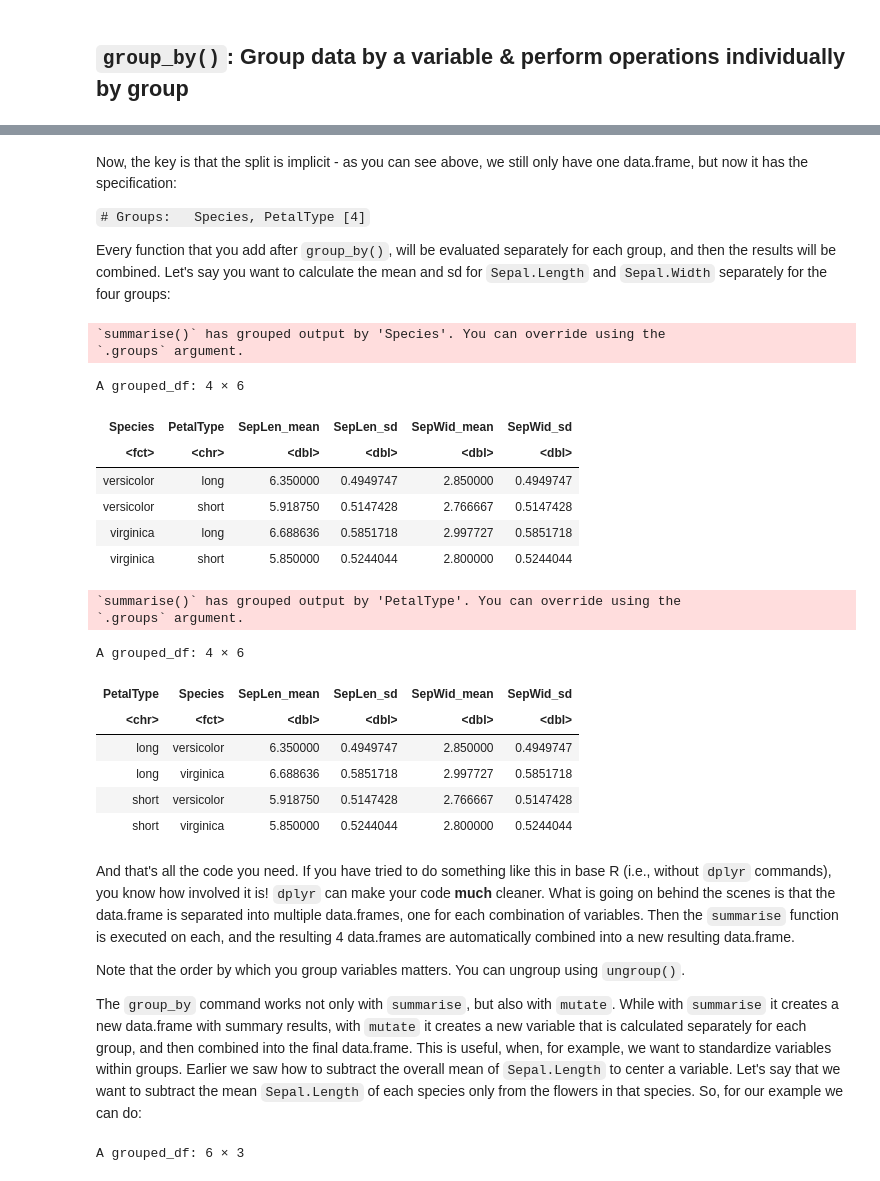
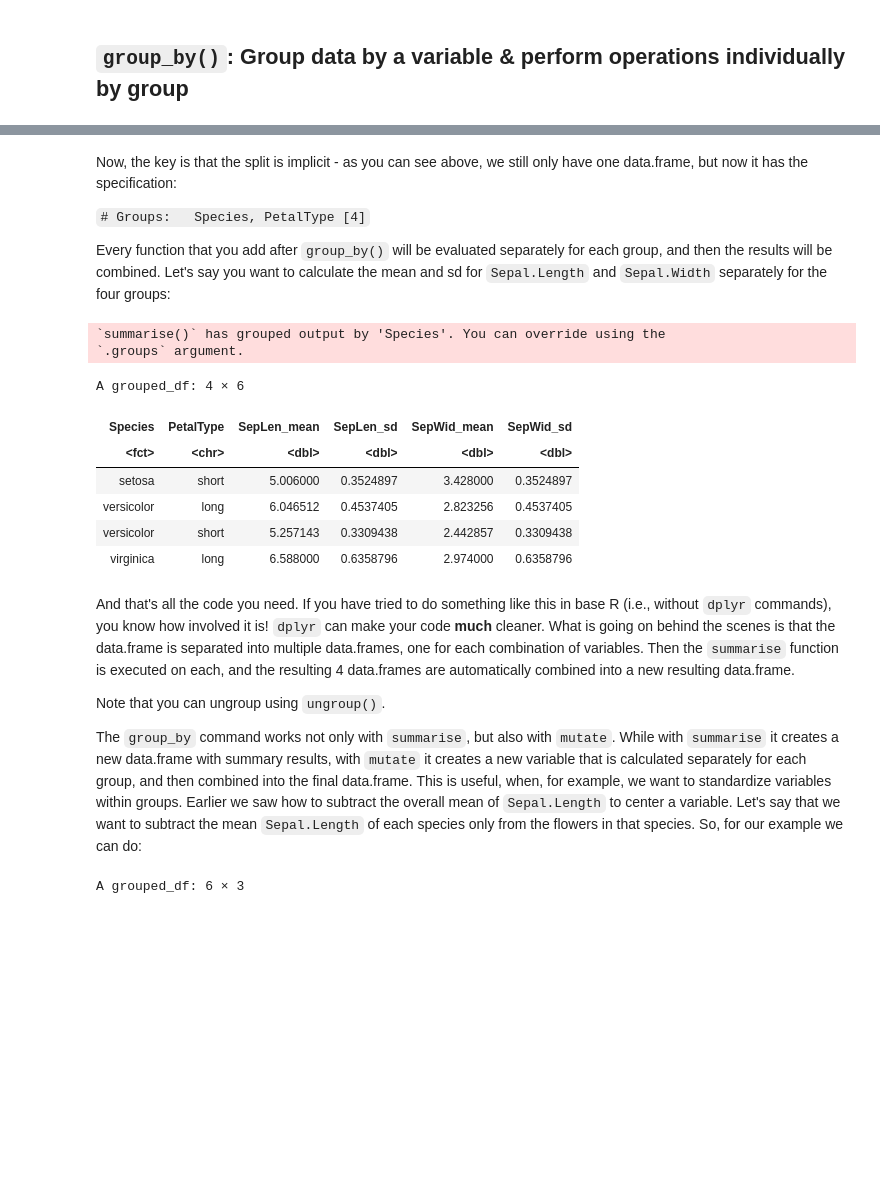
Before and after one commit to CoAxLab/Data-Explorations, a Jupyter notebook: book/notebooks/techniques-for-data-cleansing.ipynb, the cells around one changed output, grey strips where cells are left out. Saved outputs shown, nothing was run; the diff lists cells and outputs as text; code cells hidden in the pictures; blank space fills up the shorter version.

```diff
--- a/book/notebooks/techniques-for-data-cleansing.ipynb
+++ b/book/notebooks/techniques-for-data-cleansing.ipynb
@@ -540,37 +504,28 @@ Now, the key is that the split is implicit - as you can see above, we still only
 
 `# Groups:   Species, PetalType [4]`
 
-Every function that you add after `group_by()`, will be evaluated separately for each group, and then the results will be combined. Let's say you want to calculate the mean and sd for `Sepal.Length` and `Sepal.Width` separately for the four groups:
+Every function that you add after `group_by()` will be evaluated separately for each group, and then the results will be combined. Let's say you want to calculate the mean and sd for `Sepal.Length` and `Sepal.Width` separately for the four groups:
 # %%
-cleaned_dat  %>%
+dat  %>%
     group_by(Species, PetalType)  %>%
     summarise(SepLen_mean = mean(Sepal.Length),
               SepLen_sd = sd(Sepal.Length),
               SepWid_mean = mean(Sepal.Width),
               SepWid_sd = sd(Sepal.Length))
 # %% [output]
 `summarise()` has grouped output by 'Species'. You can override using the
 `.groups` argument.
 A grouped_df: 4 × 6
 | Species | PetalType | SepLen_mean | SepLen_sd | SepWid_mean | SepWid_sd |
 | <fct> | <chr> | <dbl> | <dbl> | <dbl> | <dbl> |
-| versicolor | long | 6.350000 | 0.4949747 | 2.850000 | 0.4949747 |
-| versicolor | short | 5.918750 | 0.5147428 | 2.766667 | 0.5147428 |
-| virginica | long | 6.688636 | 0.5851718 | 2.997727 | 0.5851718 |
-| virginica | short | 5.850000 | 0.5244044 | 2.800000 | 0.5244044 |
+| setosa | short | 5.006000 | 0.3524897 | 3.428000 | 0.3524897 |
+| versicolor | long | 6.046512 | 0.4537405 | 2.823256 | 0.4537405 |
+| versicolor | short | 5.257143 | 0.3309438 | 2.442857 | 0.3309438 |
+| virginica | long | 6.588000 | 0.6358796 | 2.974000 | 0.6358796 |
-`summarise()` has grouped output by 'PetalType'. You can override using the
-`.groups` argument.
-A grouped_df: 4 × 6
-| PetalType | Species | SepLen_mean | SepLen_sd | SepWid_mean | SepWid_sd |
-| <chr> | <fct> | <dbl> | <dbl> | <dbl> | <dbl> |
-| long | versicolor | 6.350000 | 0.4949747 | 2.850000 | 0.4949747 |
-| long | virginica | 6.688636 | 0.5851718 | 2.997727 | 0.5851718 |
-| short | versicolor | 5.918750 | 0.5147428 | 2.766667 | 0.5147428 |
-| short | virginica | 5.850000 | 0.5244044 | 2.800000 | 0.5244044 |
 # %% [markdown]
 And that's all the code you need. If you have tried to do something like this in base R (i.e., without `dplyr` commands), you know how involved it is! `dplyr` can make your code **much** cleaner. What is going on behind the scenes is that the data.frame is separated into multiple data.frames, one for each combination of variables. Then the `summarise` function is executed on each, and the resulting 4 data.frames are automatically combined into a new resulting data.frame.
 
-Note that the order by which you group variables matters. You can ungroup using `ungroup()`.
+Note that you can ungroup using `ungroup()`.
 
 The `group_by` command works not only with `summarise`, but also with `mutate`. While with `summarise` it creates a new data.frame with summary results, with `mutate` it creates a new variable that is calculated separately for each group, and then combined into the final data.frame. This is useful, when, for example, we want to standardize variables within groups. Earlier we saw how to subtract the overall mean of `Sepal.Length` to center a variable. Let's say that we want to subtract the mean `Sepal.Length` of each species only from the flowers in that species. So, for our example we can do:
 # %%
```
Also changed, not shown: parts of 114 cells of this notebook.
